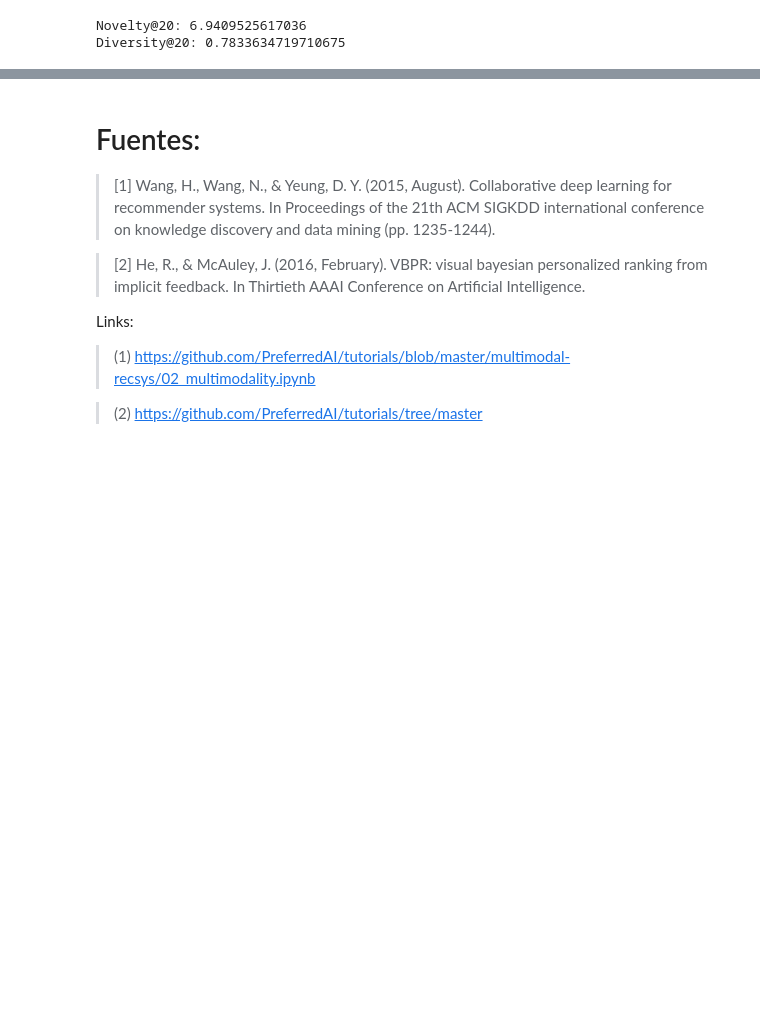
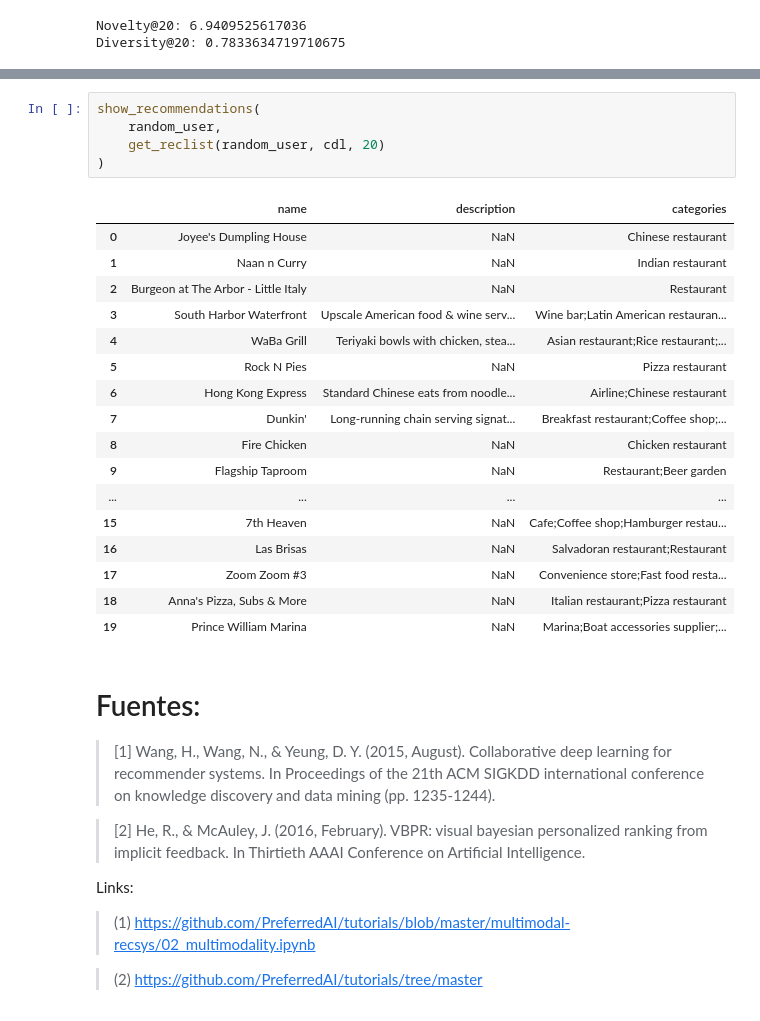
Before and after one commit to pedrozavalat/iic3633-proyecto, a Jupyter notebook: iic3633_v1_models_baselines.ipynb, the cells around one changed output, grey strips where cells are left out. Cells and saved outputs as stored; diff of their text form; blank space fills up the shorter version.

```diff
--- a/iic3633_v1_models_baselines.ipynb
+++ b/iic3633_v1_models_baselines.ipynb
@@ -1113,3 +1136,26 @@ Diversity@20: 0.7833634719710675
+# %%
+show_recommendations(
+    random_user,
+    get_reclist(random_user, cdl, 20)
+)
+# %% [output]
+|  | name | description | categories |
+| 0 | Joyee's Dumpling House | NaN | Chinese restaurant |
+| 1 | Naan n Curry | NaN | Indian restaurant |
+| 2 | Burgeon at The Arbor - Little Italy | NaN | Restaurant |
+| 3 | South Harbor Waterfront | Upscale American food & wine serv... | Wine bar;Latin American restauran... |
+| 4 | WaBa Grill | Teriyaki bowls with chicken, stea... | Asian restaurant;Rice restaurant;... |
+| 5 | Rock N Pies | NaN | Pizza restaurant |
+| 6 | Hong Kong Express | Standard Chinese eats from noodle... | Airline;Chinese restaurant |
+| 7 | Dunkin' | Long-running chain serving signat... | Breakfast restaurant;Coffee shop;... |
+| 8 | Fire Chicken | NaN | Chicken restaurant |
+| 9 | Flagship Taproom | NaN | Restaurant;Beer garden |
+| ... | ... | ... | ... |
+| 15 | 7th Heaven | NaN | Cafe;Coffee shop;Hamburger restau... |
+| 16 | Las Brisas | NaN | Salvadoran restaurant;Restaurant |
+| 17 | Zoom Zoom #3 | NaN | Convenience store;Fast food resta... |
+| 18 | Anna's Pizza, Subs & More | NaN | Italian restaurant;Pizza restaurant |
+| 19 | Prince William Marina | NaN | Marina;Boat accessories supplier;... |
 # %% [markdown]
 # Fuentes:
 > [1] Wang, H., Wang, N., & Yeung, D. Y. (2015, August). Collaborative deep learning for recommender systems. In Proceedings of the 21th ACM SIGKDD international conference on knowledge discovery and data mining (pp. 1235-1244).
```
Also changed, not shown: parts of 1 cell of this notebook.
